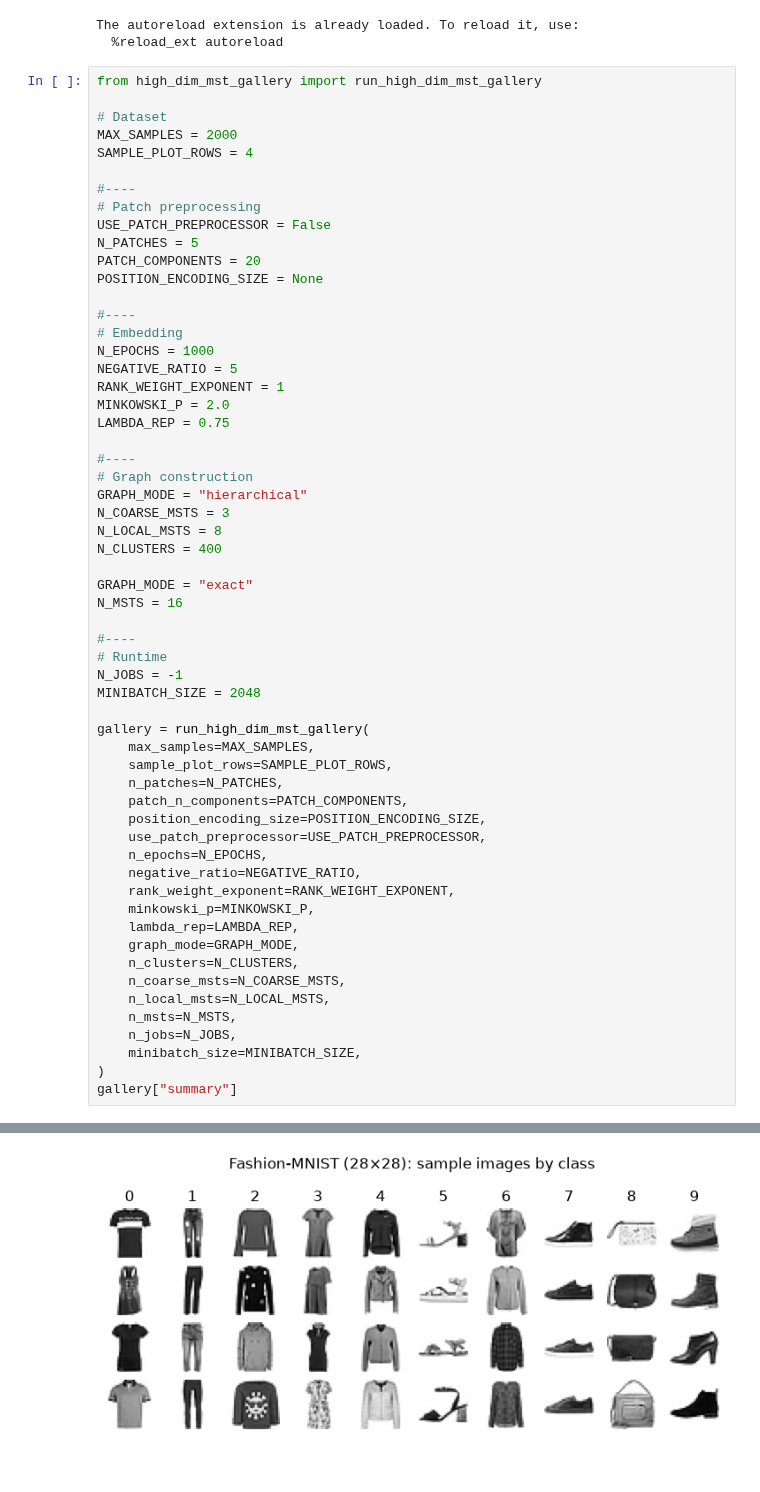
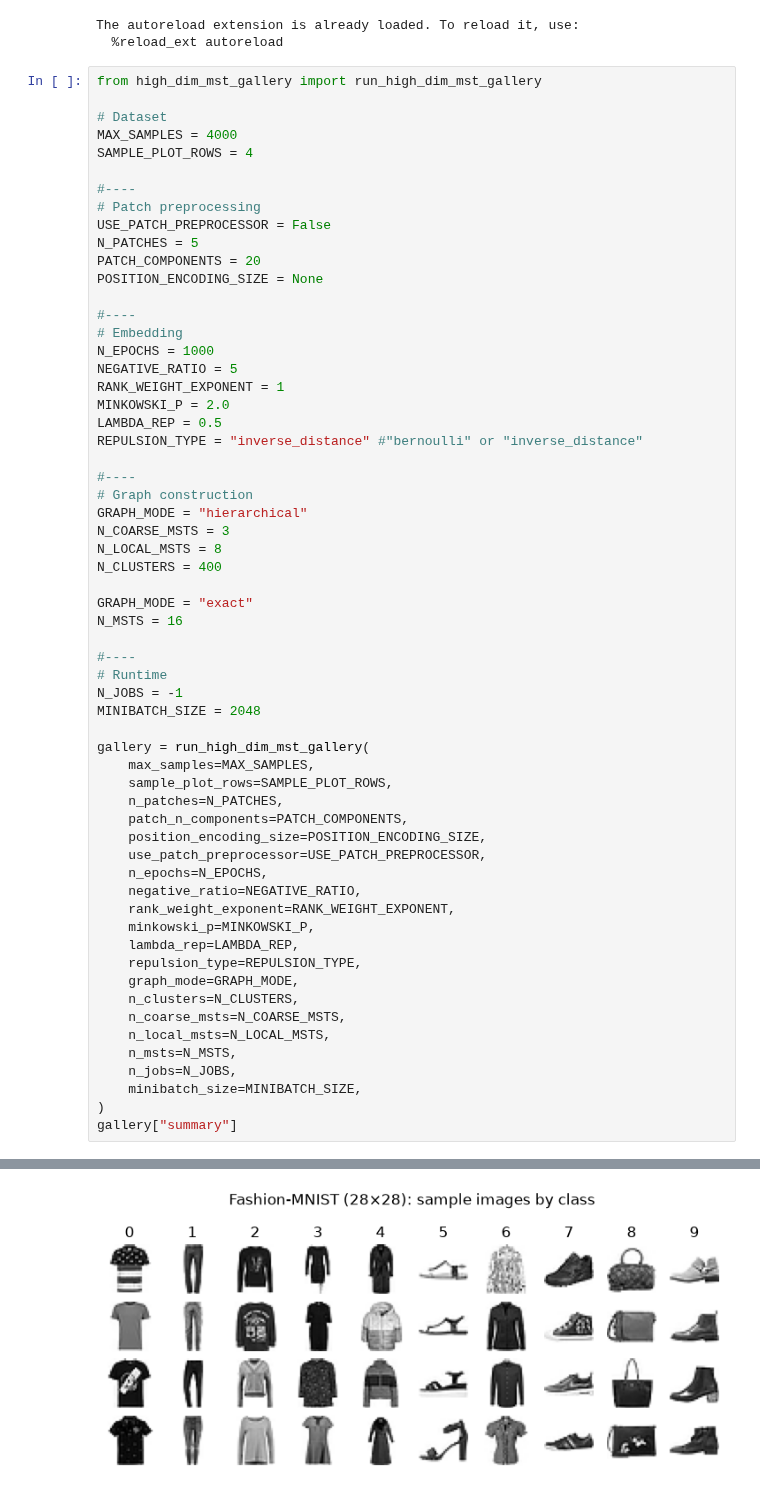
Before and after one commit to fabriziocosta/mst_embedding, a Jupyter notebook: notebooks/high_dim_mst_gallery.ipynb, the cells around one changed output, grey strips where cells are left out. Saved outputs shown, nothing was run; the diff lists cells and outputs as text.

Commit message:
Expose configurable repulsion options

```diff
--- a/notebooks/high_dim_mst_gallery.ipynb
+++ b/notebooks/high_dim_mst_gallery.ipynb
@@ -24,7 +24,7 @@ The autoreload extension is already loaded. To reload it, use:
 from high_dim_mst_gallery import run_high_dim_mst_gallery
 
 # Dataset
-MAX_SAMPLES = 2000
+MAX_SAMPLES = 4000
 SAMPLE_PLOT_ROWS = 4
 
 #----
@@ -40,7 +40,8 @@ N_EPOCHS = 1000
 NEGATIVE_RATIO = 5
 RANK_WEIGHT_EXPONENT = 1
 MINKOWSKI_P = 2.0
-LAMBDA_REP = 0.75
+LAMBDA_REP = 0.5
+REPULSION_TYPE = "inverse_distance" #"bernoulli" or "inverse_distance"
 
 #----
 # Graph construction
@@ -69,6 +70,7 @@ gallery = run_high_dim_mst_gallery(
     rank_weight_exponent=RANK_WEIGHT_EXPONENT,
     minkowski_p=MINKOWSKI_P,
     lambda_rep=LAMBDA_REP,
+    repulsion_type=REPULSION_TYPE,
     graph_mode=GRAPH_MODE,
     n_clusters=N_CLUSTERS,
     n_coarse_msts=N_COARSE_MSTS,
@@ -93,2 +95,2 @@ Fitting MNIST (28×28) on mps ...
-[figure, old version]
+[figure, new version]
 Fitting Fashion-MNIST (28×28) on mps ...
```
Also changed, not shown: parts of 1 cell of this notebook, 9 other files.
